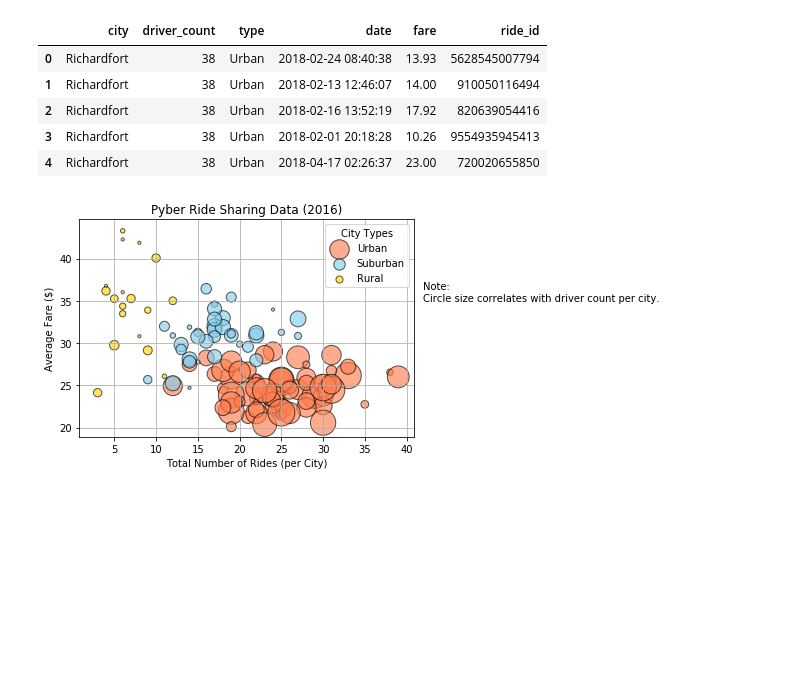
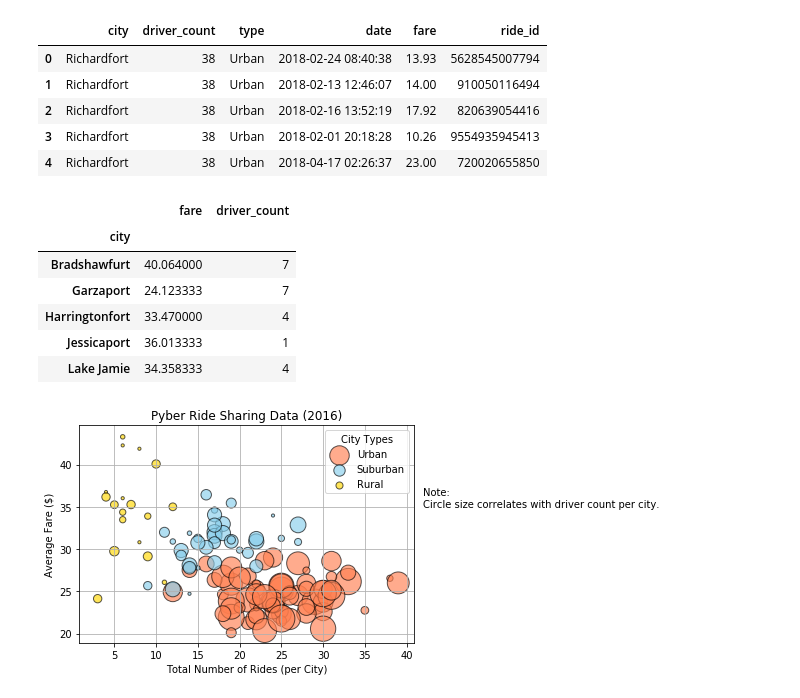
Before and after one commit to DRBrenner/Bootcamp, a Jupyter notebook: Homework/matplotlib/mypyber.ipynb, the cells around one changed output. Saved outputs shown, nothing was run; the diff lists cells and outputs as text; code cells hidden in the pictures; blank space fills up the shorter version.

```diff
--- a/Homework/matplotlib/mypyber.ipynb
+++ b/Homework/matplotlib/mypyber.ipynb
@@ -26,29 +26,40 @@ rawdata.head()
 # %%
 # Obtain the x and y coordinates for each of the three city types
 urban = rawdata.loc[rawdata["type"]=="Urban"]
 suburban = rawdata.loc[rawdata["type"]=="Suburban"]
 rural = rawdata.loc[rawdata["type"]=="Rural"]
 rural.head()
 
 # Calculate rides and number of drivers per city by city type
 rides_drivers_per_urban_city = urban.groupby(["city","driver_count"])["ride_id"].count()
 rides_drivers_per_suburban_city = suburban.groupby(["city","driver_count"])["ride_id"].count()
 rides_drivers_per_rural_city = rural.groupby(["city","driver_count"])["ride_id"].count()
 
 # Calculate average fare per ride per city type
 avg_fare_per_urban_city = urban.groupby(["city"])["fare","driver_count"].mean()
 avg_fare_per_suburban_city = suburban.groupby(["city"])["fare","driver_count"].mean()
 avg_fare_per_rural_city = rural.groupby(["city"])["fare","driver_count"].mean()
 
+
 # Merge dfs and rename driver count column
 urban_rides = pd.merge(rides_drivers_per_urban_city, avg_fare_per_urban_city, on="city")
 urban_rides = urban_rides.rename(columns={"ride_id":"total_rides","fare":"average_fare","driver_count":"total_drivers"})
 
 suburban_rides = pd.merge(rides_drivers_per_suburban_city, avg_fare_per_suburban_city, on="city")
 suburban_rides = suburban_rides.rename(columns={"ride_id":"total_rides","fare":"average_fare","driver_count":"total_drivers"})
 
 rural_rides = pd.merge(rides_drivers_per_rural_city, avg_fare_per_rural_city, on="city")
 rural_rides = rural_rides.rename(columns={"ride_id":"total_rides","fare":"average_fare","driver_count":"total_drivers"})
+
+avg_fare_per_rural_city.head()
+# %% [output]
+|  | fare | driver_count |
+| city |  |  |
+| Bradshawfurt | 40.064000 | 7 |
+| Garzaport | 24.123333 | 7 |
+| Harringtonfort | 33.470000 | 4 |
+| Jessicaport | 36.013333 | 1 |
+| Lake Jamie | 34.358333 | 4 |
 # %%
 # Build the scatter plots for each city types
 
```
Also changed, not shown: 10 other files.
